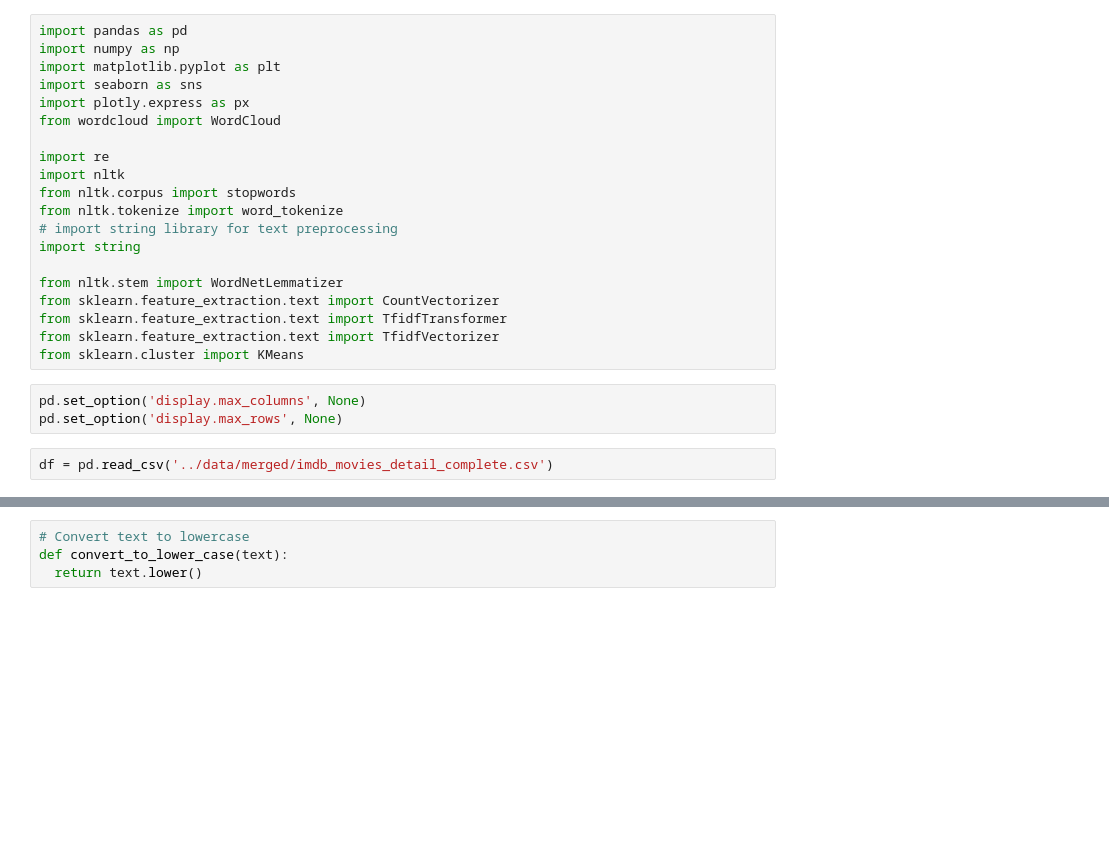
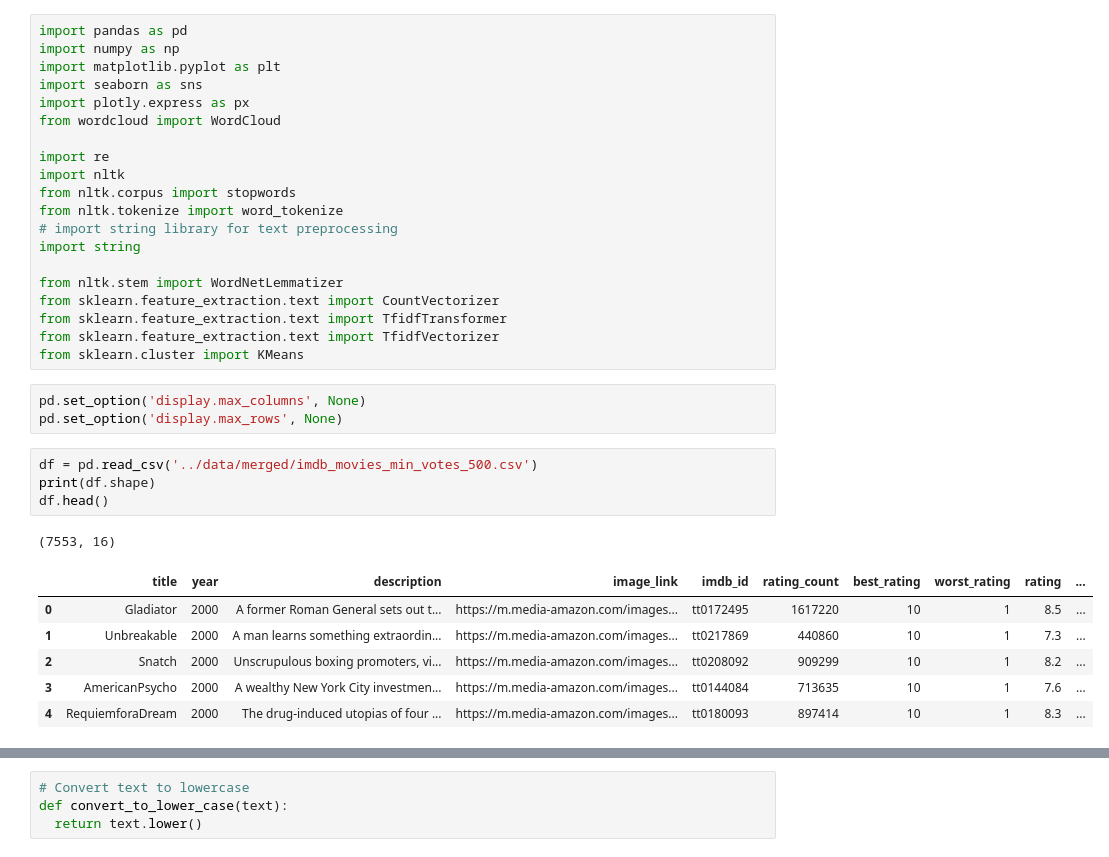
Before and after one commit to HemantRajSingh/MovieMatch, a Jupyter notebook: notebooks/data_preprocessing.ipynb, the cells around one changed output, grey strips where cells are left out. Drawn from its saved outputs; the diff is of its cells as text; blank space fills up the shorter version.

Commit message:
Data preprocessed

```diff
--- a/notebooks/data_preprocessing.ipynb
+++ b/notebooks/data_preprocessing.ipynb
@@ -22,4 +22,14 @@ from sklearn.cluster import KMeans
 pd.set_option('display.max_columns', None)
 pd.set_option('display.max_rows', None)
 # %%
-df = pd.read_csv('../data/merged/imdb_movies_detail_complete.csv')
+df = pd.read_csv('../data/merged/imdb_movies_min_votes_500.csv')
+print(df.shape)
+df.head()
+# %% [output]
+(7553, 16)
+|  | title | year | description | image_link | imdb_id | rating_count | best_rating | worst_rating | rating | ... |
+| 0 | Gladiator | 2000 | A former Roman General sets out t... | https://m.media-amazon.com/images... | tt0172495 | 1617220 | 10 | 1 | 8.5 | ... |
+| 1 | Unbreakable | 2000 | A man learns something extraordin... | https://m.media-amazon.com/images... | tt0217869 | 440860 | 10 | 1 | 7.3 | ... |
+| 2 | Snatch | 2000 | Unscrupulous boxing promoters, vi... | https://m.media-amazon.com/images... | tt0208092 | 909299 | 10 | 1 | 8.2 | ... |
+| 3 | AmericanPsycho | 2000 | A wealthy New York City investmen... | https://m.media-amazon.com/images... | tt0144084 | 713635 | 10 | 1 | 7.6 | ... |
+| 4 | RequiemforaDream | 2000 | The drug-induced utopias of four ... | https://m.media-amazon.com/images... | tt0180093 | 897414 | 10 | 1 | 8.3 | ... |
```
Also changed, not shown: parts of 59 cells of this notebook, 4 other files.
